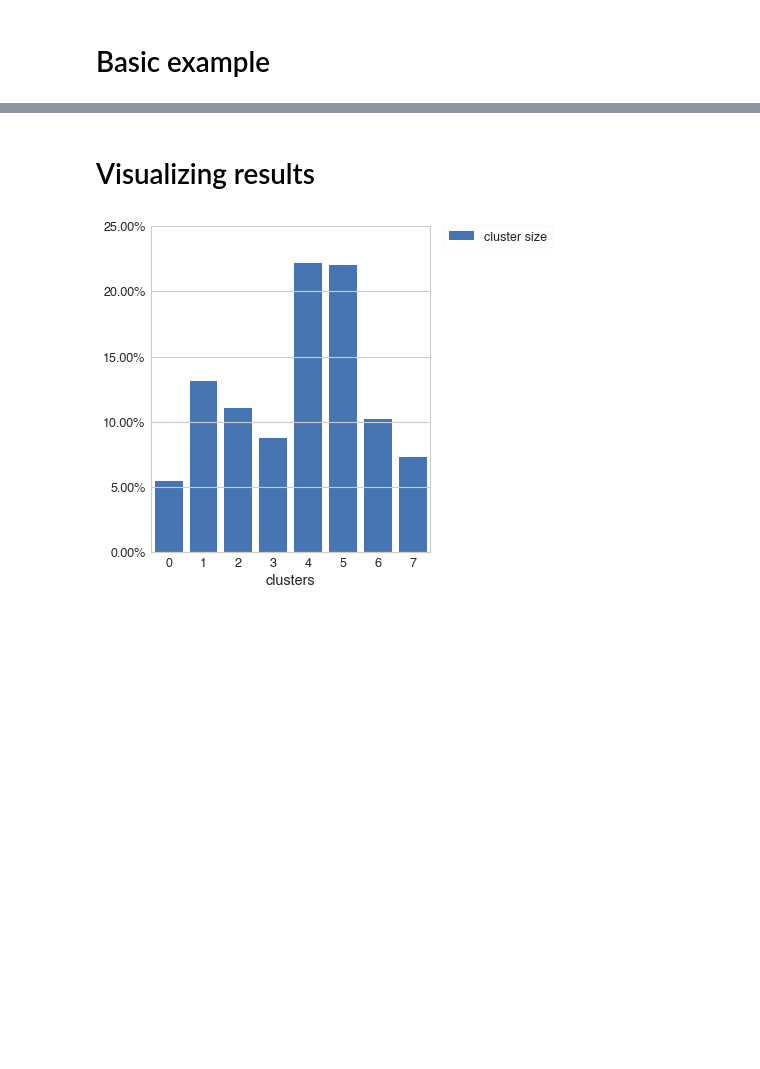
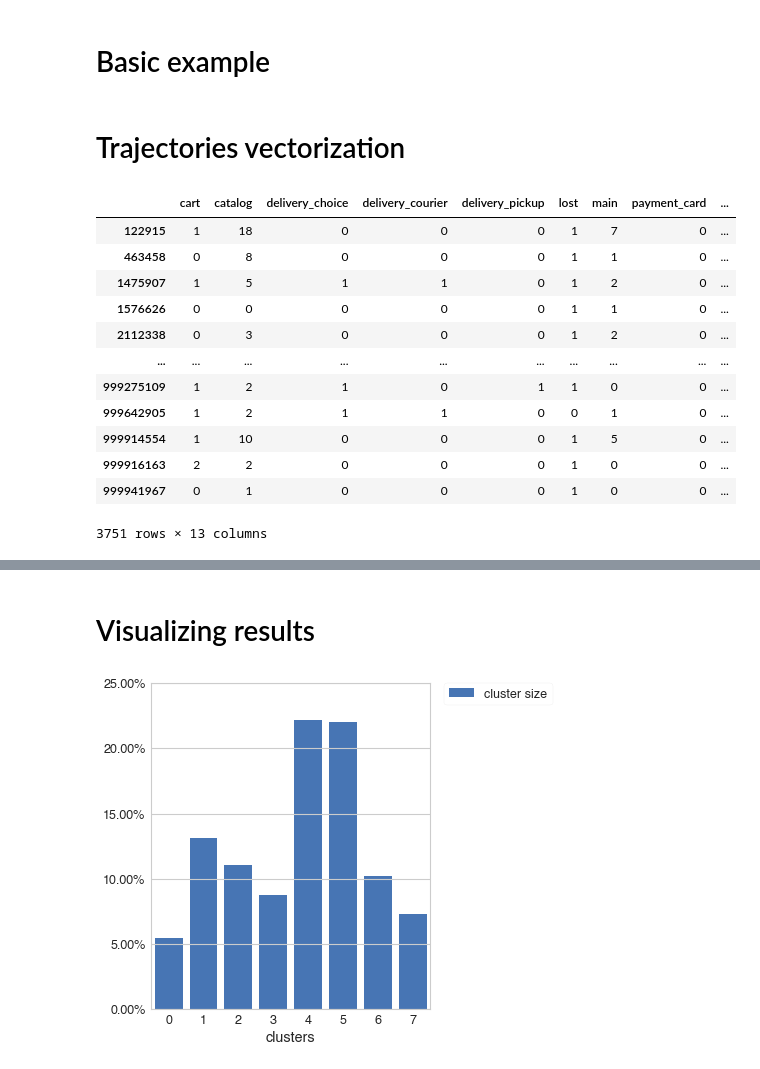
Before and after one commit to retentioneering/retentioneering-tools, a Jupyter notebook: examples/clusters_tutorial.ipynb, the cells around one changed output, grey strips where cells are left out. Saved outputs shown, nothing was run; the diff lists cells and outputs as text; code cells hidden in the pictures; blank space fills up the shorter version.

```diff
--- a/examples/clusters_tutorial.ipynb
+++ b/examples/clusters_tutorial.ipynb
@@ -13,3 +13,24 @@ retentioneering.config.update({
     'event_time_col':'timestamp',
     'index_col': 'client_id'
 })
+# %% [markdown]
+# Trajectories vectorization
+# %%
+vec = data.rete.extract_features(feature_type='count',
+                                 ngram_range=(1, 1))
+
+vec
+# %% [output]
+|  | cart | catalog | delivery_choice | delivery_courier | delivery_pickup | lost | main | payment_card | ... |
+| 122915 | 1 | 18 | 0 | 0 | 0 | 1 | 7 | 0 | ... |
+| 463458 | 0 | 8 | 0 | 0 | 0 | 1 | 1 | 0 | ... |
+| 1475907 | 1 | 5 | 1 | 1 | 0 | 1 | 2 | 0 | ... |
+| 1576626 | 0 | 0 | 0 | 0 | 0 | 1 | 1 | 0 | ... |
+| 2112338 | 0 | 3 | 0 | 0 | 0 | 1 | 2 | 0 | ... |
+| ... | ... | ... | ... | ... | ... | ... | ... | ... | ... |
+| 999275109 | 1 | 2 | 1 | 0 | 1 | 1 | 0 | 0 | ... |
+| 999642905 | 1 | 2 | 1 | 1 | 0 | 0 | 1 | 0 | ... |
+| 999914554 | 1 | 10 | 0 | 0 | 0 | 1 | 5 | 0 | ... |
+| 999916163 | 2 | 2 | 0 | 0 | 0 | 1 | 0 | 0 | ... |
+| 999941967 | 0 | 1 | 0 | 0 | 0 | 1 | 0 | 0 | ... |
+3751 rows × 13 columns
```
Also changed, not shown: parts of 7 cells of this notebook, 1 other file.
